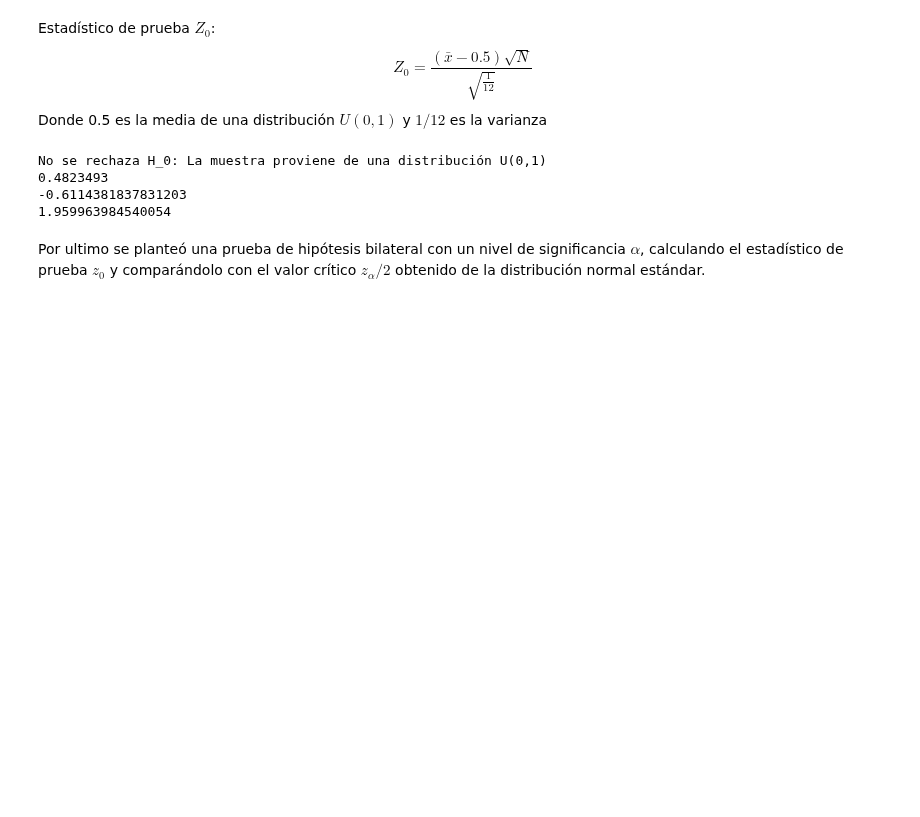
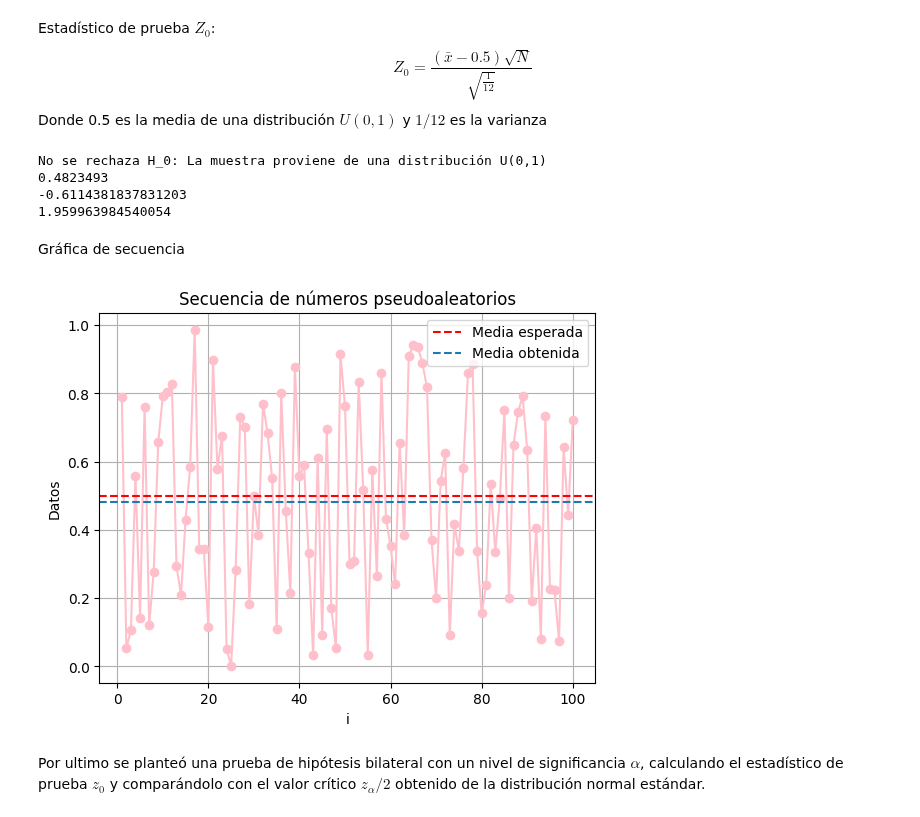
Before and after one commit to fergogu27-ctrl/EDPII, a Jupyter notebook: Prueba_de_los_promedios.ipynb, the cells around one changed output. Cells and saved outputs as stored; diff of their text form; code cells hidden in the pictures; blank space fills up the shorter version.

```diff
--- a/Prueba_de_los_promedios.ipynb
+++ b/Prueba_de_los_promedios.ipynb
@@ -76,5 +76,20 @@ No se rechaza H_0: La muestra proviene de una distribución U(0,1)
 0.4823493
 -0.6114381837831203
 1.959963984540054
+# %% [markdown]
+Gráfica de secuencia
+# %%
+plt.figure()
+plt.plot(range(1, len(data) + 1), data, marker="o", linestyle="-", color="pink")
+plt.axhline(0.5, linestyle="--", color="red",label=f'Media esperada')  # media teórica
+plt.axhline(x, linestyle="--",label=f'Media obtenida')  # media muestral
+plt.xlabel("i")
+plt.ylabel("Datos")
+plt.title("Secuencia de números pseudoaleatorios")
+plt.legend()
+plt.grid(True)
+plt.show()
+# %% [output]
+[figure, added]
 # %% [markdown]
 Por ultimo se planteó una prueba de hipótesis bilateral con un nivel de significancia $\alpha$, calculando el estadístico de prueba $z_0$ y comparándolo con el valor crítico $z_\alpha / 2$ obtenido de la distribución normal estándar.
```
